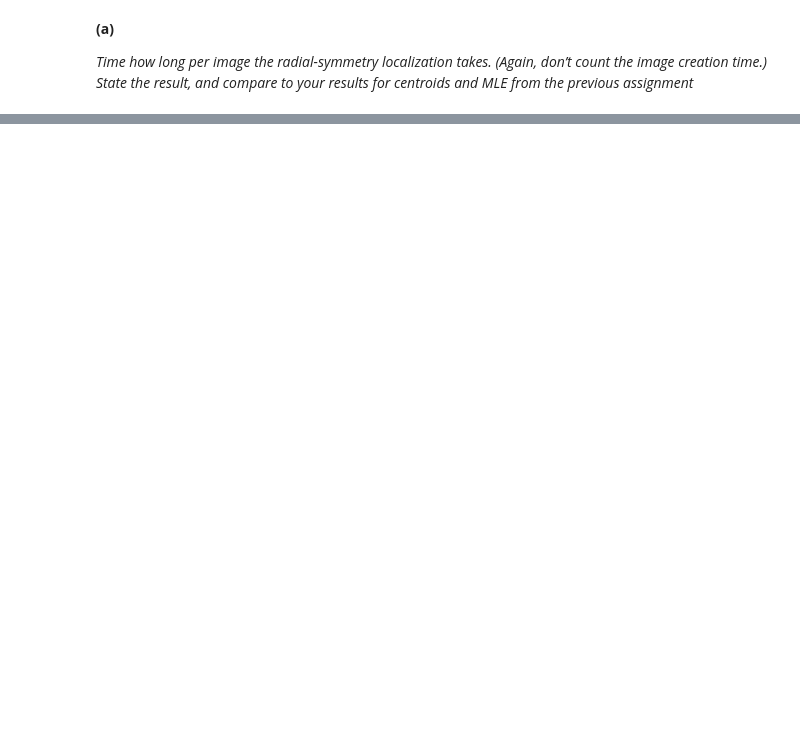
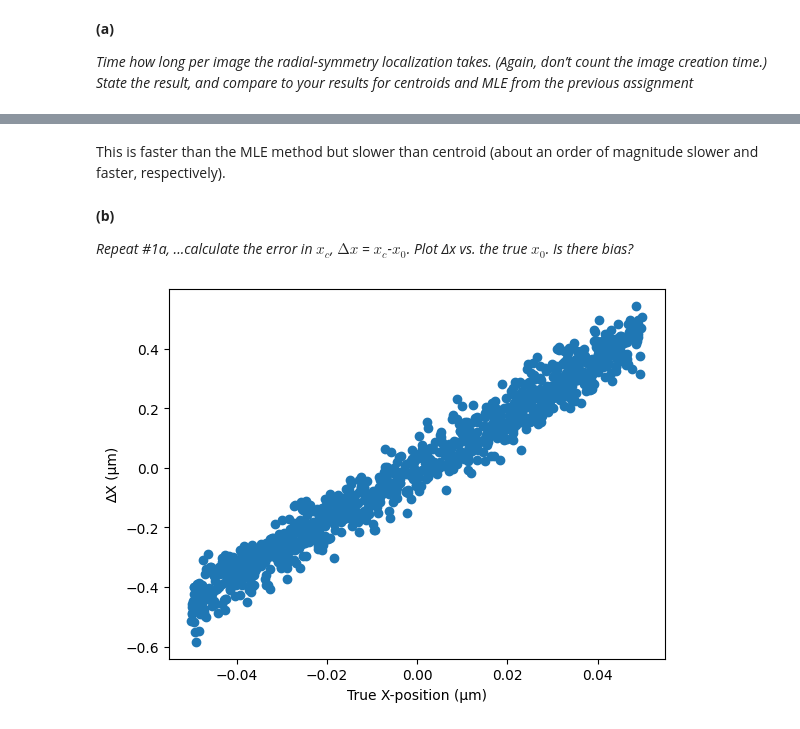
Before and after one commit to apdill/ImageAnalysis, a Jupyter notebook: HW7/HW7_AD.ipynb, the cells around one changed output, grey strips where cells are left out. Saved outputs shown, nothing was run; the diff lists cells and outputs as text; code cells hidden in the pictures; blank space fills up the shorter version.

```diff
--- a/HW7/HW7_AD.ipynb
+++ b/HW7/HW7_AD.ipynb
@@ -287,0 +328,43 @@ plt.legend()
+# %% [markdown]
+This is faster than the MLE method but slower than centroid (about an order of magnitude slower and faster, respectively).
+# %% [markdown]
+**(b)**
+
+*Repeat #1a,  ...calculate the error in $x_c$, $∆x$ = $x_c$-$x_0$. Plot ∆x vs. the true $x_0$. Is there bias?*
+# %%
+N_camera = 7
+wavelength = 0.510
+NA = 0.9
+N_photons = 1000
+camera_scale = 0.1
+fine_scale = 0.001
+bg = 10
+
+m = 1000
+initial_guess = [0,0,100,1,0]
+
+true_x_list = []
+x_error_list = []
+
+
+for _ in range(m):
+
+    center_x = np.random.uniform(-0.05,0.05)
+    center_y = np.random.uniform(-0.05,0.05)
+    current_center = (center_x,center_y)
+
+    image = image = sim_ps(N_camera=N_camera, wavelength=wavelength, NA=NA, camera_scale=camera_scale,
+            fine_scale=fine_scale, N_photon=N_photons, center=current_center, B=bg)
+
+    xRS, yRS = radialcenter(image)
+
+    x_error = xRS - current_center[0]
+
+    true_x_list.append(center_x)
+    x_error_list.append(x_error)
+
+plt.scatter(true_x_list,x_error_list)
+plt.xlabel('True X-position (μm)')
+plt.ylabel('∆X (μm)');
+# %% [output]
+[figure, added]
```
Also changed, not shown: parts of 30 cells of this notebook, 5 other files.
